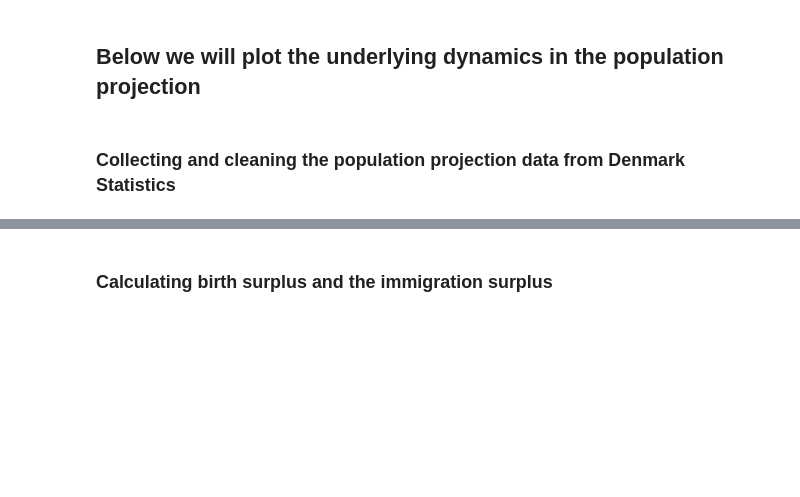
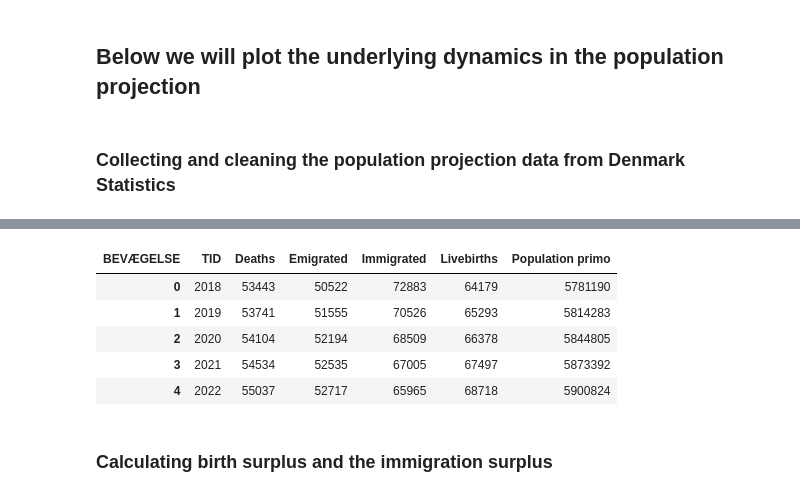
Before and after one commit to NumEconCopenhagen/projects-2019-tobias_jacob_sandru, a Jupyter notebook: dataproject/dataProject.ipynb, the cells around one changed output, grey strips where cells are left out. Saved outputs shown, nothing was run; the diff lists cells and outputs as text; code cells hidden in the pictures; blank space fills up the shorter version.

```diff
--- a/dataproject/dataProject.ipynb
+++ b/dataproject/dataProject.ipynb
@@ -32,16 +40,24 @@ projdata = Dst.get_data(table_id = 'FRDK218', variables={'HERKOMST':['*'],'BEVÆ
 # %%
 #As we are not interested in dynamics dependent on origin, we sum on that column.
 proj_data=projdata.groupby(['BEVÆGELSE','TID'])['INDHOLD'].sum()
 
 #We transpose the DataFrame, such that the dynamics of the projection each are a column
 proj_data=proj_data.unstack(level=0)
 
 #We remove the index
 proj_data.reset_index(inplace=True)
 
 #We remove the column containing the yearly abosolute growth in population, as we
 # want to calculate that ourselves.
 proj_data.drop(labels='Population increase', axis=1,inplace=True)
+proj_data.head()
+# %% [output]
+| BEVÆGELSE | TID | Deaths | Emigrated | Immigrated | Livebirths | Population primo |
+| 0 | 2018 | 53443 | 50522 | 72883 | 64179 | 5781190 |
+| 1 | 2019 | 53741 | 51555 | 70526 | 65293 | 5814283 |
+| 2 | 2020 | 54104 | 52194 | 68509 | 66378 | 5844805 |
+| 3 | 2021 | 54534 | 52535 | 67005 | 67497 | 5873392 |
+| 4 | 2022 | 55037 | 52717 | 65965 | 68718 | 5900824 |
 # %% [markdown]
 ### Calculating birth surplus and the immigration surplus
 # %%
```
Also changed, not shown: parts of 10 cells of this notebook, 12 other files.
